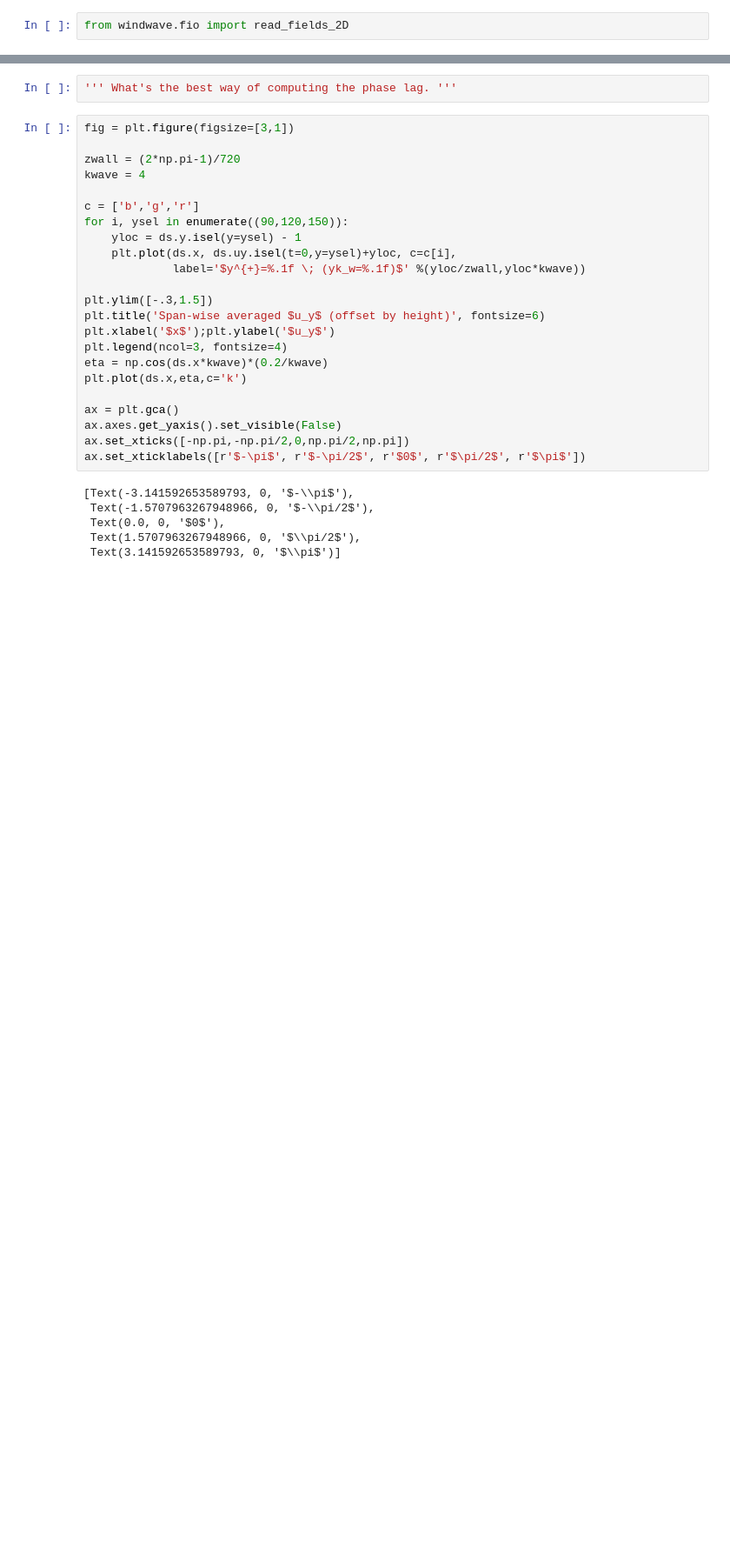
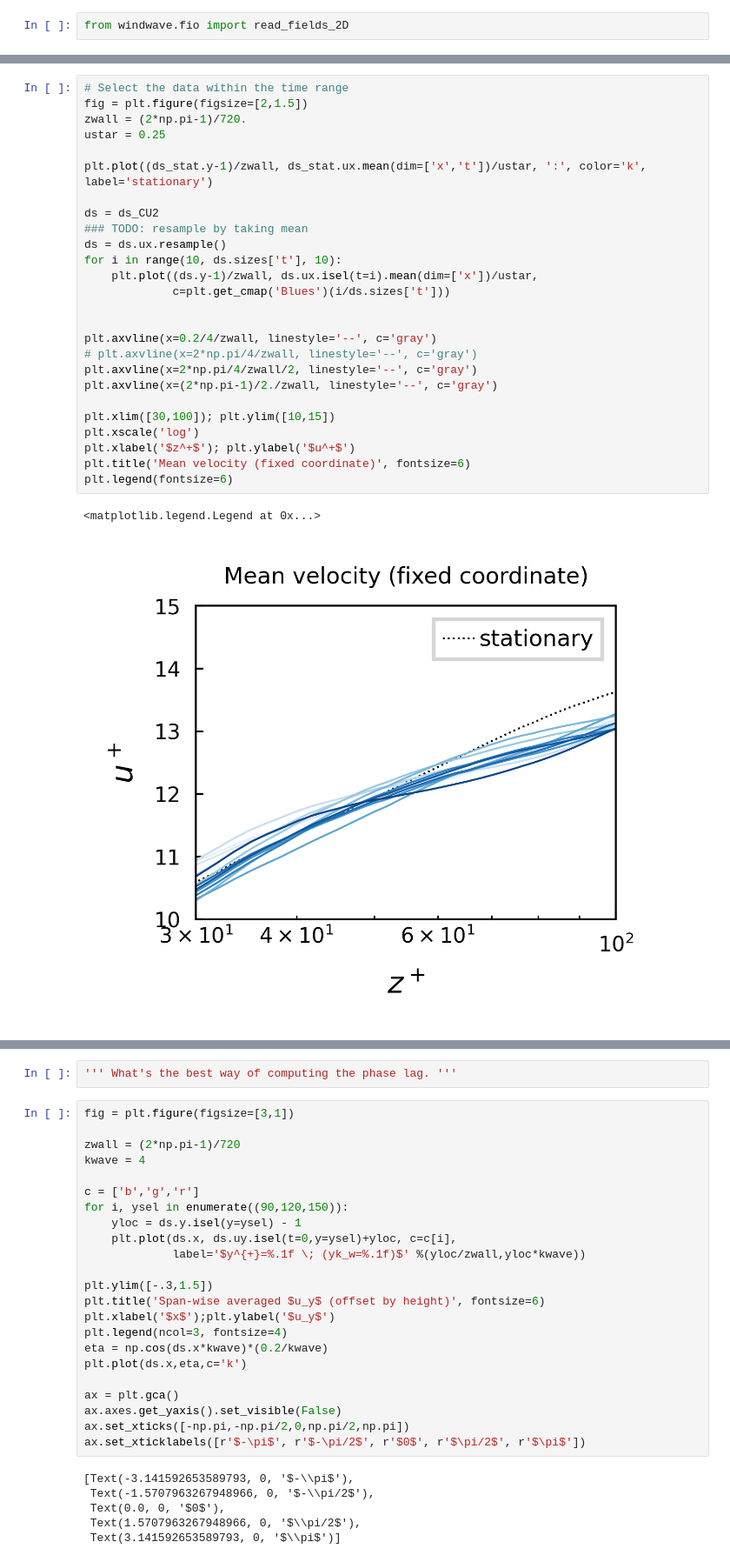
Before and after one commit to jiarong-wu/ctr, a Jupyter notebook: post-processing/windwave/notebooks/data_2D.ipynb, the cells around one changed output, grey strips where cells are left out. Shown at 87% size. Saved outputs shown, nothing was run; the diff lists cells and outputs as text; blank space fills up the shorter version.

```diff
--- a/post-processing/windwave/notebooks/data_2D.ipynb
+++ b/post-processing/windwave/notebooks/data_2D.ipynb
@@ -43,0 +93,29 @@ ds = read_fields_2D(path, times, NSLICE=512, NGRID=512, varlist=['ux','uy','uz',
+# %%
+# Select the data within the time range
+fig = plt.figure(figsize=[2,1.5])
+zwall = (2*np.pi-1)/720.
+ustar = 0.25
+
+plt.plot((ds_stat.y-1)/zwall, ds_stat.ux.mean(dim=['x','t'])/ustar, ':', color='k', label='stationary')
+
+ds = ds_CU2
+### TODO: resample by taking mean
+ds = ds.ux.resample()
+for i in range(10, ds.sizes['t'], 10):
+    plt.plot((ds.y-1)/zwall, ds.ux.isel(t=i).mean(dim=['x'])/ustar,
+             c=plt.get_cmap('Blues')(i/ds.sizes['t']))
+
+
+plt.axvline(x=0.2/4/zwall, linestyle='--', c='gray')
+# plt.axvline(x=2*np.pi/4/zwall, linestyle='--', c='gray')
+plt.axvline(x=2*np.pi/4/zwall/2, linestyle='--', c='gray')
+plt.axvline(x=(2*np.pi-1)/2./zwall, linestyle='--', c='gray')
+
+plt.xlim([30,100]); plt.ylim([10,15])
+plt.xscale('log')
+plt.xlabel('$z^+$'); plt.ylabel('$u^+$')
+plt.title('Mean velocity (fixed coordinate)', fontsize=6)
+plt.legend(fontsize=6)
+# %% [output]
+<matplotlib.legend.Legend at 0x...>
+[figure, added]
```
Also changed, not shown: parts of 16 cells of this notebook, 7 other files.
